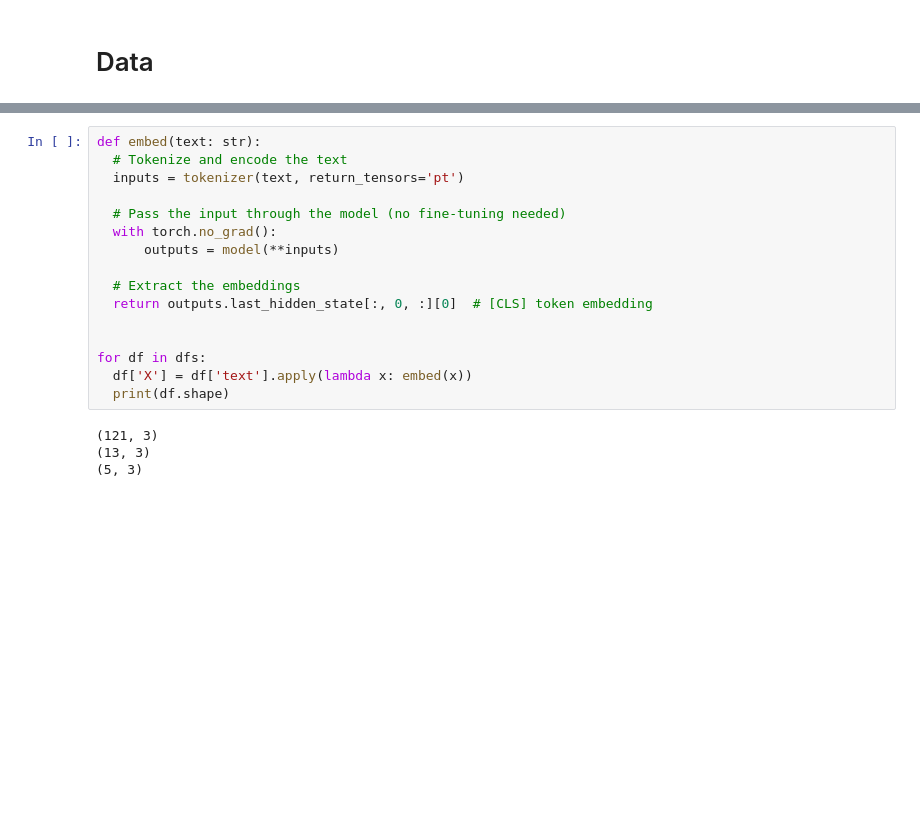
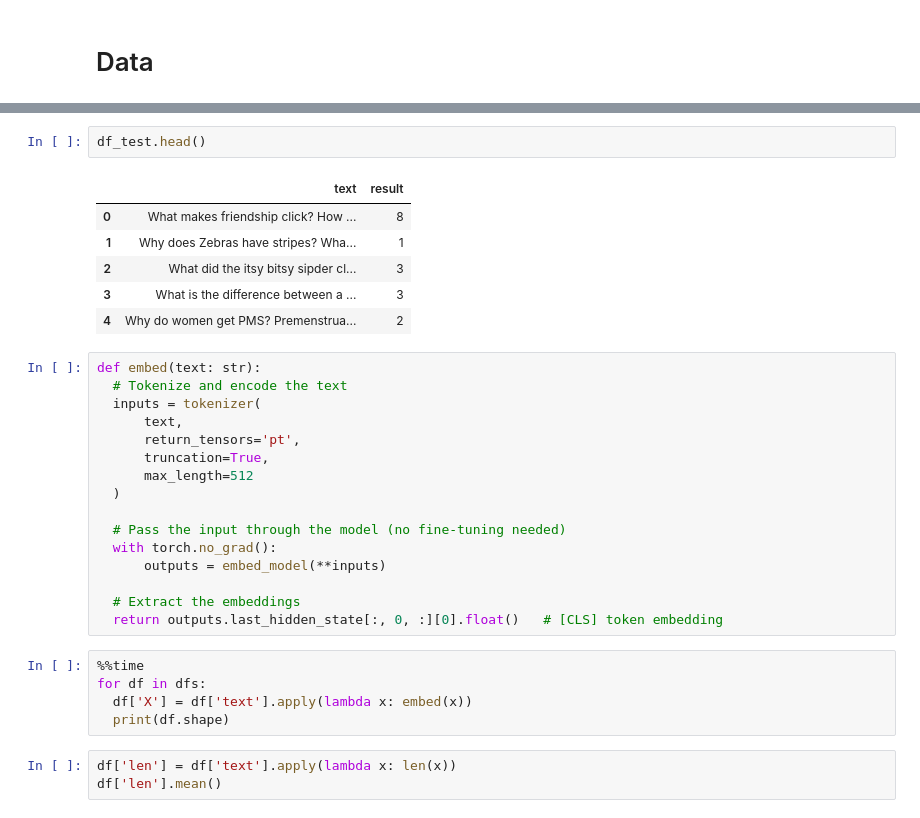
Before and after one commit to DLesmes/bert_embeddings_generator, a Jupyter notebook: bert_embedding_generator.ipynb, the cells around one changed output, grey strips where cells are left out. Drawn from its saved outputs; the diff is of its cells as text; blank space fills up the shorter version.

```diff
--- a/bert_embedding_generator.ipynb
+++ b/bert_embedding_generator.ipynb
@@ -108,22 +110,35 @@ for df in dfs:
+# %%
+df_test.head()
+# %% [output]
+|  | text | result |
+| 0 | What makes friendship click? How ... | 8 |
+| 1 | Why does Zebras have stripes? Wha... | 1 |
+| 2 | What did the itsy bitsy sipder cl... | 3 |
+| 3 | What is the difference between a ... | 3 |
+| 4 | Why do women get PMS? Premenstrua... | 2 |
 # %%
 def embed(text: str):
   # Tokenize and encode the text
-  inputs = tokenizer(text, return_tensors='pt')
+  inputs = tokenizer(
+      text,
+      return_tensors='pt',
+      truncation=True,
+      max_length=512
+  )
 
   # Pass the input through the model (no fine-tuning needed)
   with torch.no_grad():
-      outputs = model(**inputs)
+      outputs = embed_model(**inputs)
 
   # Extract the embeddings
-  return outputs.last_hidden_state[:, 0, :][0]  # [CLS] token embedding
-
-
-for df in dfs:
-  df['X'] = df['text'].apply(lambda x: embed(x))
-  print(df.shape)
+  return outputs.last_hidden_state[:, 0, :][0].float()   # [CLS] token embedding
-# %% [output]
-(121, 3)
-(13, 3)
-(5, 3)
+# %%
+%%time
+for df in dfs:
+  df['X'] = df['text'].apply(lambda x: embed(x))
+  print(df.shape)
+# %%
+df['len'] = df['text'].apply(lambda x: len(x))
+df['len'].mean()
 # %%
 df_train.head()
```
Also changed, not shown: parts of 27 cells of this notebook.
